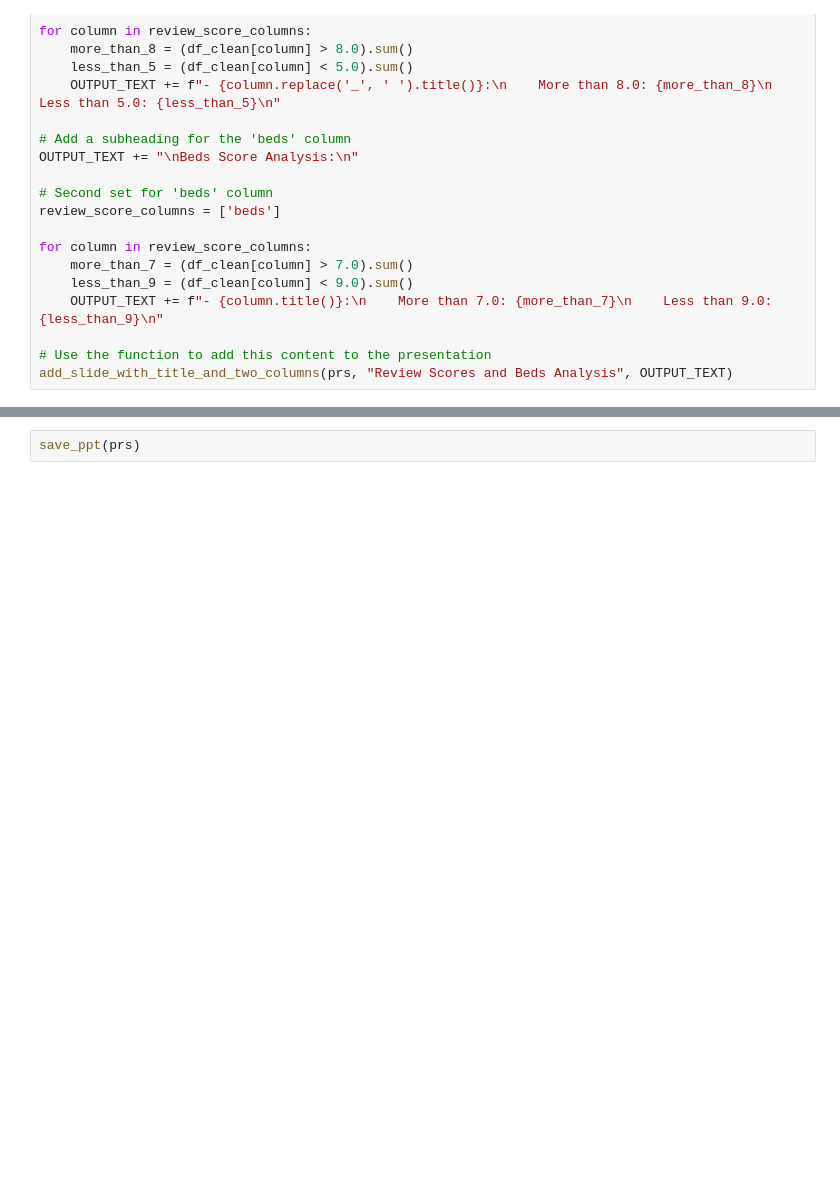
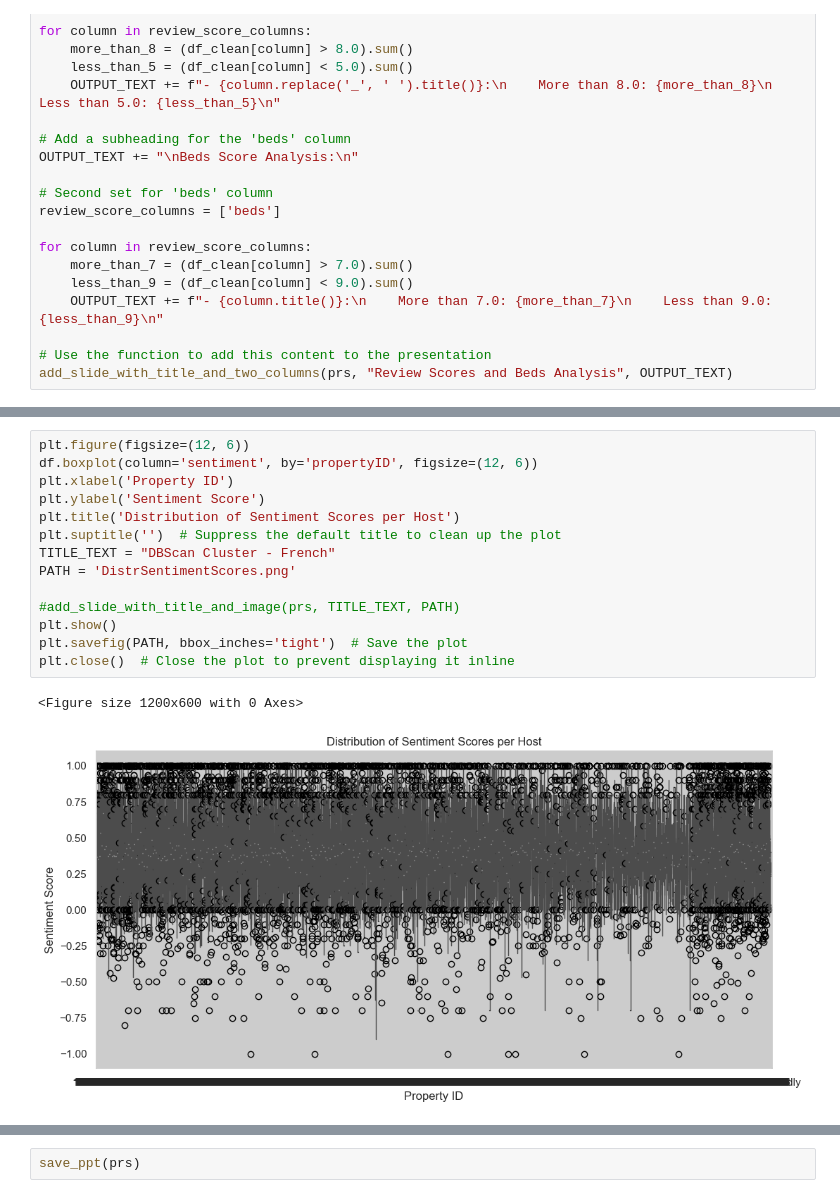
Before and after one commit to vsanjayHub/AIProjects, a Jupyter notebook: AirBnbEDA.ipynb, the cells around one changed output, grey strips where cells are left out. Cells and saved outputs as stored; diff of their text form; blank space fills up the shorter version.

```diff
--- a/AirBnbEDA.ipynb
+++ b/AirBnbEDA.ipynb
@@ -1036,0 +1649,17 @@ for point in points:
+# %%
+plt.figure(figsize=(12, 6))
+df.boxplot(column='sentiment', by='propertyID', figsize=(12, 6))
+plt.xlabel('Property ID')
+plt.ylabel('Sentiment Score')
+plt.title('Distribution of Sentiment Scores per Host')
+plt.suptitle('')  # Suppress the default title to clean up the plot
+TITLE_TEXT = "DBScan Cluster - French"
+PATH = 'DistrSentimentScores.png'
+
+#add_slide_with_title_and_image(prs, TITLE_TEXT, PATH)
+plt.show()
+plt.savefig(PATH, bbox_inches='tight')  # Save the plot
+plt.close()  # Close the plot to prevent displaying it inline
+# %% [output]
+<Figure size 1200x600 with 0 Axes>
+[figure, added]
```
Also changed, not shown: parts of 51 cells of this notebook, 2 other files.
